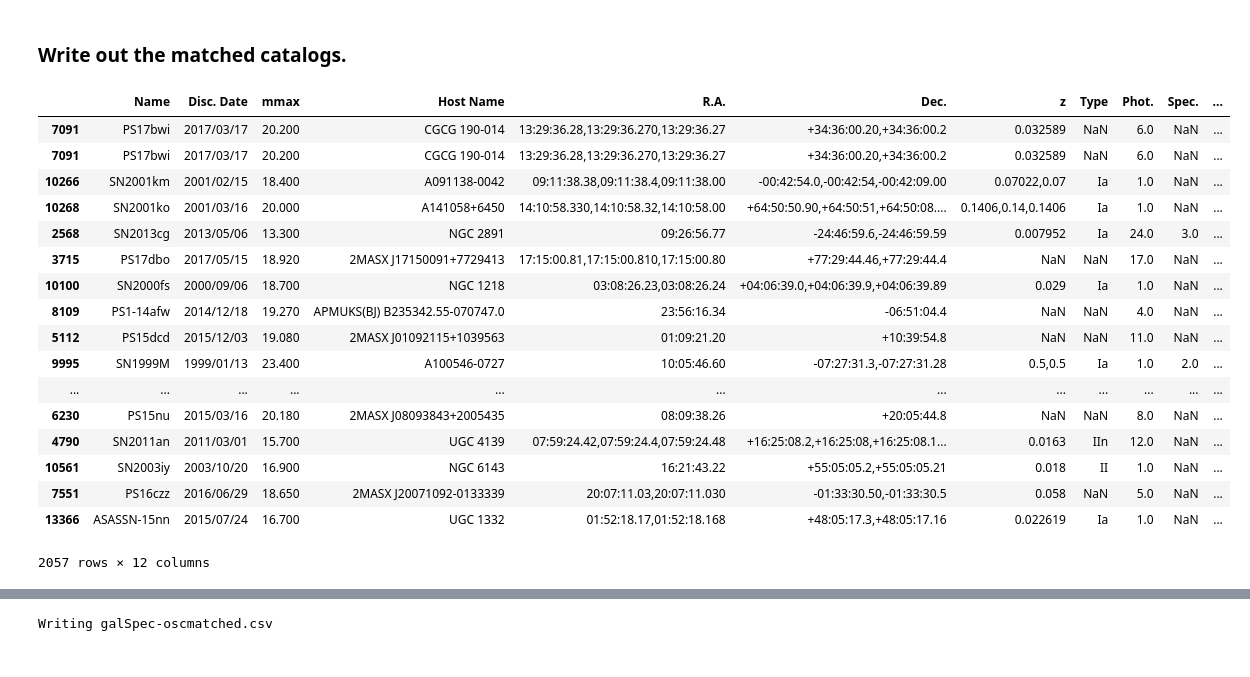
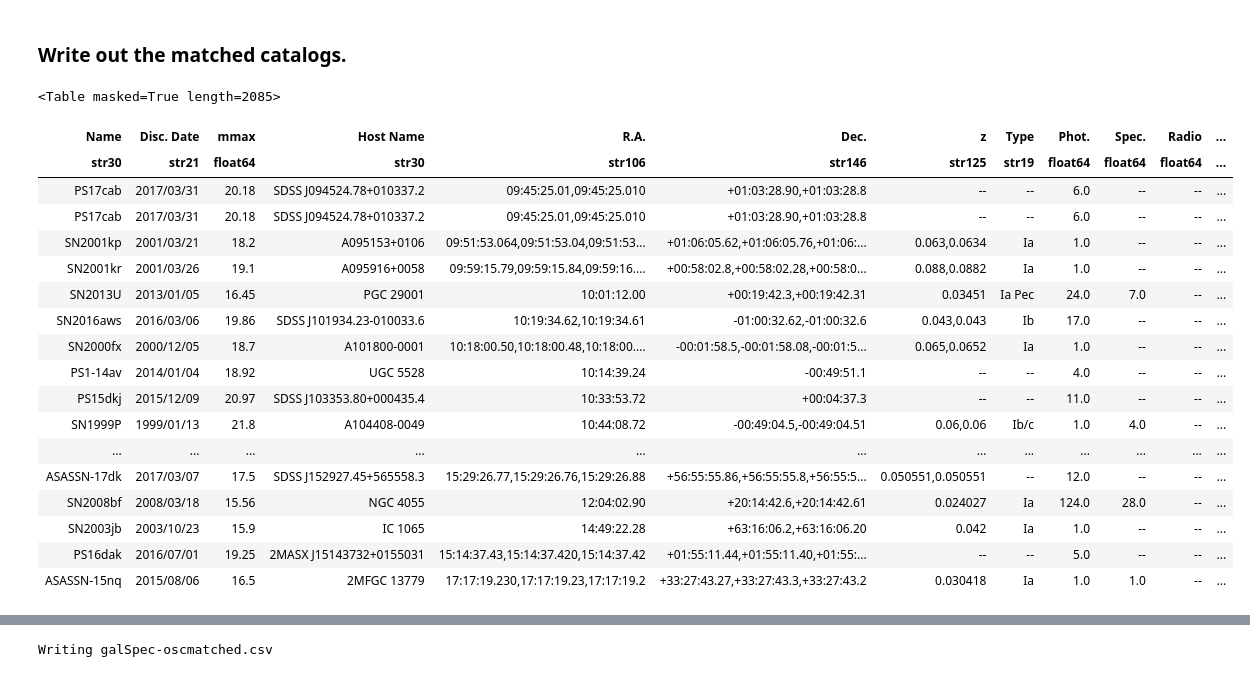
Before and after one commit to moustakas/siena-astrophysics, a Jupyter notebook: nb/match-galspecinfo-open-supernova-catalog.ipynb, the cells around one changed output, grey strips where cells are left out. Saved outputs shown, nothing was run; the diff lists cells and outputs as text; code cells hidden in the pictures.

```diff
--- a/nb/match-galspecinfo-open-supernova-catalog.ipynb
+++ b/nb/match-galspecinfo-open-supernova-catalog.ipynb
@@ -184,0 +199,5 @@ Read 926066 SDSS galaxies with good redshifts and coordinates.
+# %%
+_sdssprops = fitsio.FITS('galSpecExtra-dr8.fits')
+print(_sdssprops[1])
+cols = ['LGM_TOT_P50', 'OH_P50', 'SFR_TOT_P50', 'SPECSFR_TOT_P50', 'BPTCLASS']
+sdssprops = Table(_sdssprops[1].read(columns=cols))
@@ -184,0 +224,6 @@ Read 926066 SDSS galaxies with good redshifts and coordinates.
+# %%
+sdssgood = np.where( (sdssinfo['RA'] >= 0) * (sdssinfo['RA'] <= 360) *
+                    (sdssprops['LGM_TOT_P50'] > 0) )[0]
+sdssinfo = sdssinfo[sdssgood]
+sdssprops = sdssprops[sdssgood]
+print('Read {} SDSS galaxies with good coordinates and stellar masses.'.format(len(sdssinfo)))
@@ -191,6 +238,6 @@ ax.scatter(sdss['RA'], sdss['DEC'], s=1)
 # %%
-scoord = SkyCoord(ra=sdss['RA']*u.degree, dec=sdss['DEC']*u.degree)
-ocoord = SkyCoord(ra=oscra*u.degree, dec=oscdec*u.degree)
-idx, sep2d, _ = scoord.match_to_catalog_sky(ocoord)
+scoord = SkyCoord(ra=sdssinfo['RA']*u.deg, dec=sdssinfo['DEC']*u.deg)
+ocoord = SkyCoord(ra=oscgood['MEAN_RA']*u.deg, dec=oscgood['MEAN_DEC']*u.deg)
+_, sep2d, _ = ocoord.match_to_catalog_sky(scoord)
 # %%
 fig, ax = plt.subplots()
@@ -202,7 +249,6 @@ _, _, _ = ax.hist(sep2d.to(u.arcsec).value, bins=100, range=(0, 60))
 # %%
 rad = 10.0 * u.arcsec
-sdssmatch = np.where(sep2d < rad)[0]
-oscmatch = idx[sdssmatch]
-nmatch = len(sdssmatch)
+indx_sdss, indx_osc, d2d, _ = ocoord.search_around_sky(scoord, rad)
+nmatch = len(indx_sdss)
 print('Found {} matches within {}'.format(nmatch, rad))
 # %% [output]
@@ -218,24 +268,25 @@ ax.scatter(sdss['RA'][sdssmatch], sdss['DEC'][sdssmatch], s=1)
 # %% [markdown]
 ### Write out the matched catalogs.
 # %%
-oscout = oscgood.loc[oscmatch]
+oscout = oscgood[indx_osc]
 oscout
 # %% [output]
+<Table masked=True length=2085>
-|  | Name | Disc. Date | mmax | Host Name | R.A. | Dec. | z | Type | Phot. | Spec. | ... |
-| 7091 | PS17bwi | 2017/03/17 | 20.200 | CGCG 190-014 | 13:29:36.28,13:29:36.270,13:29:36.27 | +34:36:00.20,+34:36:00.2 | 0.032589 | NaN | 6.0 | NaN | ... |
-| 7091 | PS17bwi | 2017/03/17 | 20.200 | CGCG 190-014 | 13:29:36.28,13:29:36.270,13:29:36.27 | +34:36:00.20,+34:36:00.2 | 0.032589 | NaN | 6.0 | NaN | ... |
-| 10266 | SN2001km | 2001/02/15 | 18.400 | A091138-0042 | 09:11:38.38,09:11:38.4,09:11:38.00 | -00:42:54.0,-00:42:54,-00:42:09.00 | 0.07022,0.07 | Ia | 1.0 | NaN | ... |
-| 10268 | SN2001ko | 2001/03/16 | 20.000 | A141058+6450 | 14:10:58.330,14:10:58.32,14:10:58.00 | +64:50:50.90,+64:50:51,+64:50:08.... | 0.1406,0.14,0.1406 | Ia | 1.0 | NaN | ... |
-| 2568 | SN2013cg | 2013/05/06 | 13.300 | NGC 2891 | 09:26:56.77 | -24:46:59.6,-24:46:59.59 | 0.007952 | Ia | 24.0 | 3.0 | ... |
-| 3715 | PS17dbo | 2017/05/15 | 18.920 | 2MASX J17150091+7729413 | 17:15:00.81,17:15:00.810,17:15:00.80 | +77:29:44.46,+77:29:44.4 | NaN | NaN | 17.0 | NaN | ... |
-| 10100 | SN2000fs | 2000/09/06 | 18.700 | NGC 1218 | 03:08:26.23,03:08:26.24 | +04:06:39.0,+04:06:39.9,+04:06:39.89 | 0.029 | Ia | 1.0 | NaN | ... |
-| 8109 | PS1-14afw | 2014/12/18 | 19.270 | APMUKS(BJ) B235342.55-070747.0 | 23:56:16.34 | -06:51:04.4 | NaN | NaN | 4.0 | NaN | ... |
-| 5112 | PS15dcd | 2015/12/03 | 19.080 | 2MASX J01092115+1039563 | 01:09:21.20 | +10:39:54.8 | NaN | NaN | 11.0 | NaN | ... |
-| 9995 | SN1999M | 1999/01/13 | 23.400 | A100546-0727 | 10:05:46.60 | -07:27:31.3,-07:27:31.28 | 0.5,0.5 | Ia | 1.0 | 2.0 | ... |
+| Name | Disc. Date | mmax | Host Name | R.A. | Dec. | z | Type | Phot. | Spec. | Radio | ... |
+| str30 | str21 | float64 | str30 | str106 | str146 | str125 | str19 | float64 | float64 | float64 | ... |
+| PS17cab | 2017/03/31 | 20.18 | SDSS J094524.78+010337.2 | 09:45:25.01,09:45:25.010 | +01:03:28.90,+01:03:28.8 | -- | -- | 6.0 | -- | -- | ... |
+| PS17cab | 2017/03/31 | 20.18 | SDSS J094524.78+010337.2 | 09:45:25.01,09:45:25.010 | +01:03:28.90,+01:03:28.8 | -- | -- | 6.0 | -- | -- | ... |
+| SN2001kp | 2001/03/21 | 18.2 | A095153+0106 | 09:51:53.064,09:51:53.04,09:51:53... | +01:06:05.62,+01:06:05.76,+01:06:... | 0.063,0.0634 | Ia | 1.0 | -- | -- | ... |
+| SN2001kr | 2001/03/26 | 19.1 | A095916+0058 | 09:59:15.79,09:59:15.84,09:59:16.... | +00:58:02.8,+00:58:02.28,+00:58:0... | 0.088,0.0882 | Ia | 1.0 | -- | -- | ... |
+| SN2013U | 2013/01/05 | 16.45 | PGC 29001 | 10:01:12.00 | +00:19:42.3,+00:19:42.31 | 0.03451 | Ia Pec | 24.0 | 7.0 | -- | ... |
+| SN2016aws | 2016/03/06 | 19.86 | SDSS J101934.23-010033.6 | 10:19:34.62,10:19:34.61 | -01:00:32.62,-01:00:32.6 | 0.043,0.043 | Ib | 17.0 | -- | -- | ... |
+| SN2000fx | 2000/12/05 | 18.7 | A101800-0001 | 10:18:00.50,10:18:00.48,10:18:00.... | -00:01:58.5,-00:01:58.08,-00:01:5... | 0.065,0.0652 | Ia | 1.0 | -- | -- | ... |
+| PS1-14av | 2014/01/04 | 18.92 | UGC 5528 | 10:14:39.24 | -00:49:51.1 | -- | -- | 4.0 | -- | -- | ... |
+| PS15dkj | 2015/12/09 | 20.97 | SDSS J103353.80+000435.4 | 10:33:53.72 | +00:04:37.3 | -- | -- | 11.0 | -- | -- | ... |
+| SN1999P | 1999/01/13 | 21.8 | A104408-0049 | 10:44:08.72 | -00:49:04.5,-00:49:04.51 | 0.06,0.06 | Ib/c | 1.0 | 4.0 | -- | ... |
 | ... | ... | ... | ... | ... | ... | ... | ... | ... | ... | ... | ... |
-| 6230 | PS15nu | 2015/03/16 | 20.180 | 2MASX J08093843+2005435 | 08:09:38.26 | +20:05:44.8 | NaN | NaN | 8.0 | NaN | ... |
-| 4790 | SN2011an | 2011/03/01 | 15.700 | UGC 4139 | 07:59:24.42,07:59:24.4,07:59:24.48 | +16:25:08.2,+16:25:08,+16:25:08.1... | 0.0163 | IIn | 12.0 | NaN | ... |
-| 10561 | SN2003iy | 2003/10/20 | 16.900 | NGC 6143 | 16:21:43.22 | +55:05:05.2,+55:05:05.21 | 0.018 | II | 1.0 | NaN | ... |
-| 7551 | PS16czz | 2016/06/29 | 18.650 | 2MASX J20071092-0133339 | 20:07:11.03,20:07:11.030 | -01:33:30.50,-01:33:30.5 | 0.058 | NaN | 5.0 | NaN | ... |
-| 13366 | ASASSN-15nn | 2015/07/24 | 16.700 | UGC 1332 | 01:52:18.17,01:52:18.168 | +48:05:17.3,+48:05:17.16 | 0.022619 | Ia | 1.0 | NaN | ... |
+| ASASSN-17dk | 2017/03/07 | 17.5 | SDSS J152927.45+565558.3 | 15:29:26.77,15:29:26.76,15:29:26.88 | +56:55:55.86,+56:55:55.8,+56:55:5... | 0.050551,0.050551 | -- | 12.0 | -- | -- | ... |
+| SN2008bf | 2008/03/18 | 15.56 | NGC 4055 | 12:04:02.90 | +20:14:42.6,+20:14:42.61 | 0.024027 | Ia | 124.0 | 28.0 | -- | ... |
+| SN2003jb | 2003/10/23 | 15.9 | IC 1065 | 14:49:22.28 | +63:16:06.2,+63:16:06.20 | 0.042 | Ia | 1.0 | -- | -- | ... |
+| PS16dak | 2016/07/01 | 19.25 | 2MASX J15143732+0155031 | 15:14:37.43,15:14:37.420,15:14:37.42 | +01:55:11.44,+01:55:11.40,+01:55:... | -- | -- | 5.0 | -- | -- | ... |
+| ASASSN-15nq | 2015/08/06 | 16.5 | 2MFGC 13779 | 17:17:19.230,17:17:19.23,17:17:19.2 | +33:27:43.27,+33:27:43.3,+33:27:43.2 | 0.030418 | Ia | 1.0 | 1.0 | -- | ... |
-2057 rows × 12 columns
```
Also changed, not shown: parts of 30 cells of this notebook.
